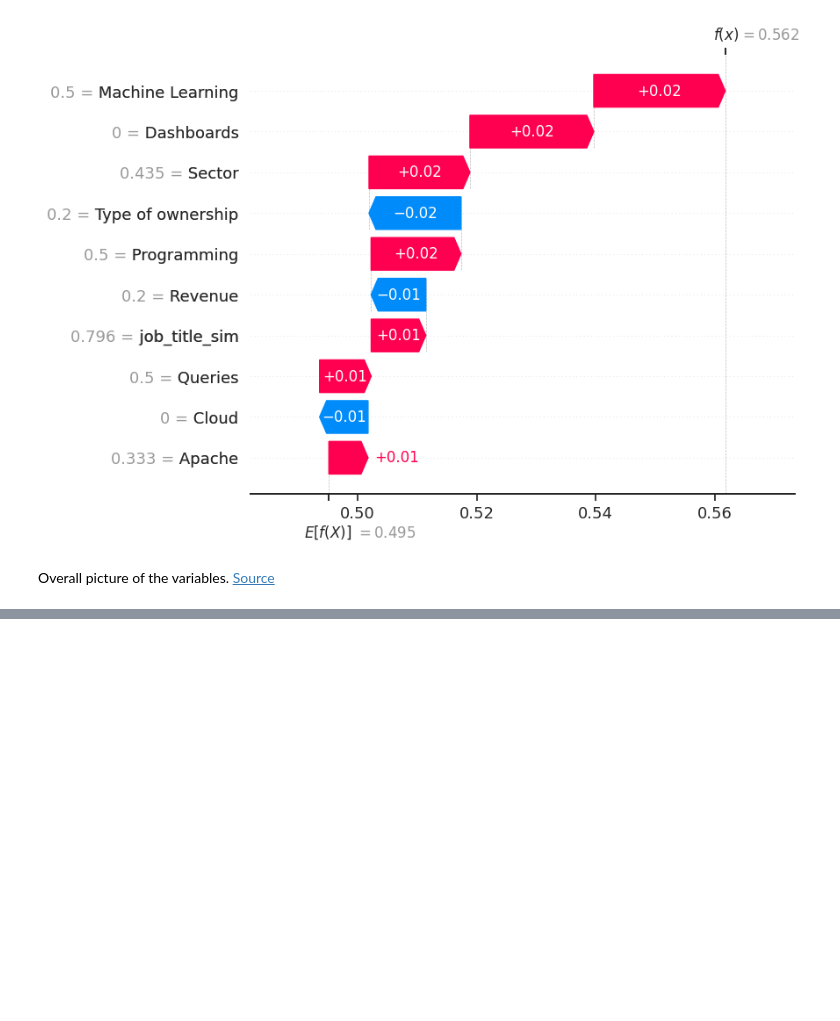
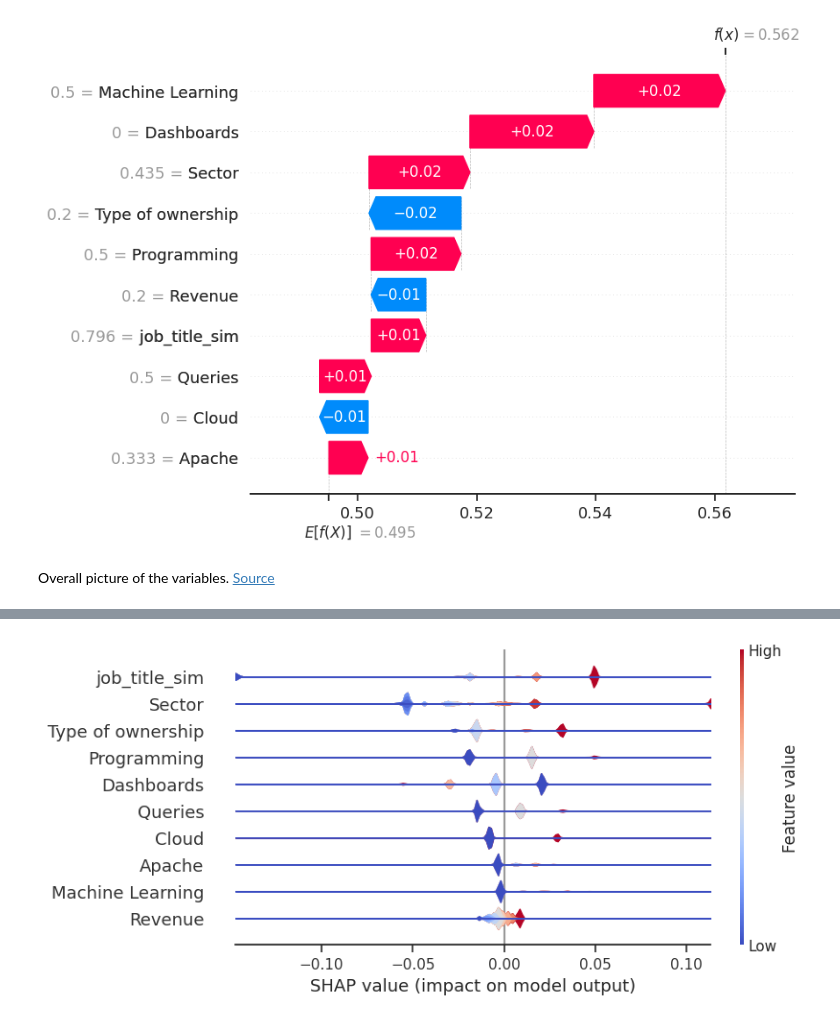
Before and after one commit to giordanovitale/Bayesian-Analysis, a Jupyter notebook: LR.ipynb, the cells around one changed output, grey strips where cells are left out. Saved outputs shown, nothing was run; the diff lists cells and outputs as text; code cells hidden in the pictures; blank space fills up the shorter version.

```diff
--- a/LR.ipynb
+++ b/LR.ipynb
@@ -976 +982,5 @@ shap.plots.violin(shap_values)
+# %%
+shap.plots.violin(shap_values, plot_size=0.25, plot_type='layered_violin')
+# %% [output]
+[figure, added]
 # %% [markdown]
```
Also changed, not shown: parts of 5 cells of this notebook.
